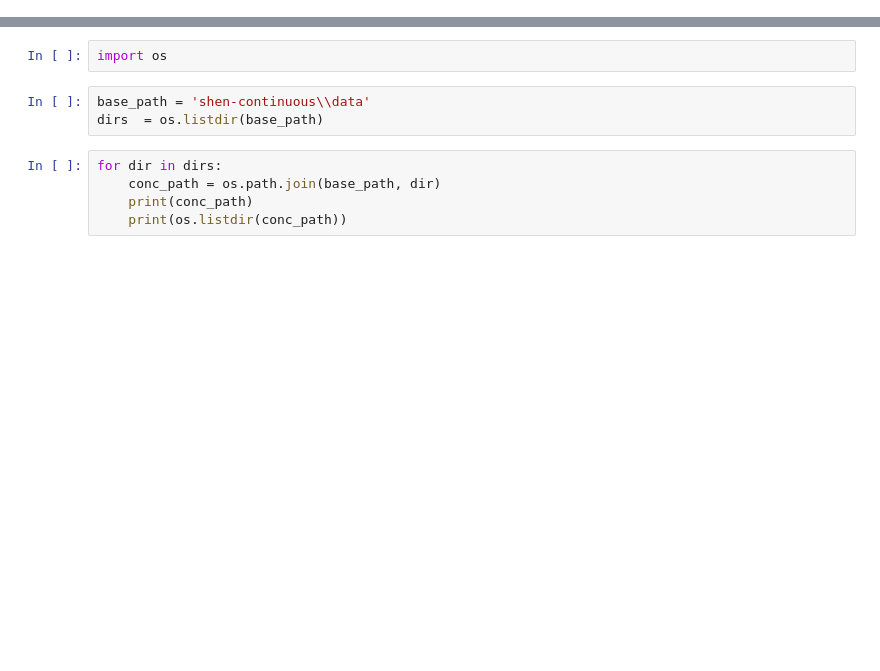
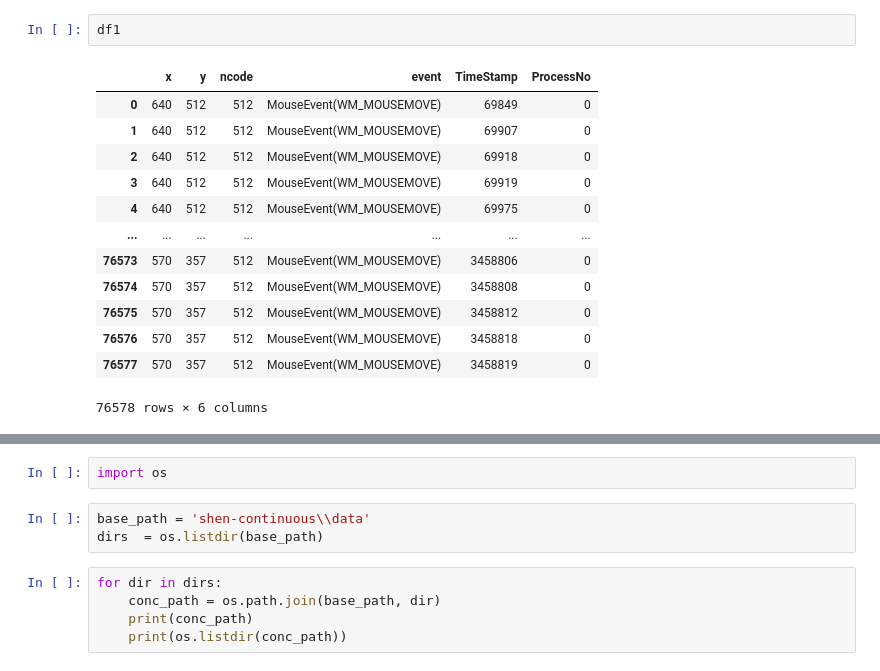
Before and after one commit to killzone10/mouse_dynamics, a Jupyter notebook: checking.ipynb, the cells around one changed output, grey strips where cells are left out. Cells and saved outputs as stored; diff of their text form; blank space fills up the shorter version.

```diff
--- a/checking.ipynb
+++ b/checking.ipynb
@@ -64,0 +97,16 @@ print(df)
+# %%
+df1
+# %% [output]
+|  | x | y | ncode | event | TimeStamp | ProcessNo |
+| 0 | 640 | 512 | 512 | MouseEvent(WM_MOUSEMOVE) | 69849 | 0 |
+| 1 | 640 | 512 | 512 | MouseEvent(WM_MOUSEMOVE) | 69907 | 0 |
+| 2 | 640 | 512 | 512 | MouseEvent(WM_MOUSEMOVE) | 69918 | 0 |
+| 3 | 640 | 512 | 512 | MouseEvent(WM_MOUSEMOVE) | 69919 | 0 |
+| 4 | 640 | 512 | 512 | MouseEvent(WM_MOUSEMOVE) | 69975 | 0 |
+| ... | ... | ... | ... | ... | ... | ... |
+| 76573 | 570 | 357 | 512 | MouseEvent(WM_MOUSEMOVE) | 3458806 | 0 |
+| 76574 | 570 | 357 | 512 | MouseEvent(WM_MOUSEMOVE) | 3458808 | 0 |
+| 76575 | 570 | 357 | 512 | MouseEvent(WM_MOUSEMOVE) | 3458812 | 0 |
+| 76576 | 570 | 357 | 512 | MouseEvent(WM_MOUSEMOVE) | 3458818 | 0 |
+| 76577 | 570 | 357 | 512 | MouseEvent(WM_MOUSEMOVE) | 3458819 | 0 |
+76578 rows × 6 columns
```
Also changed, not shown: parts of 11 cells of this notebook, 7 other files.
